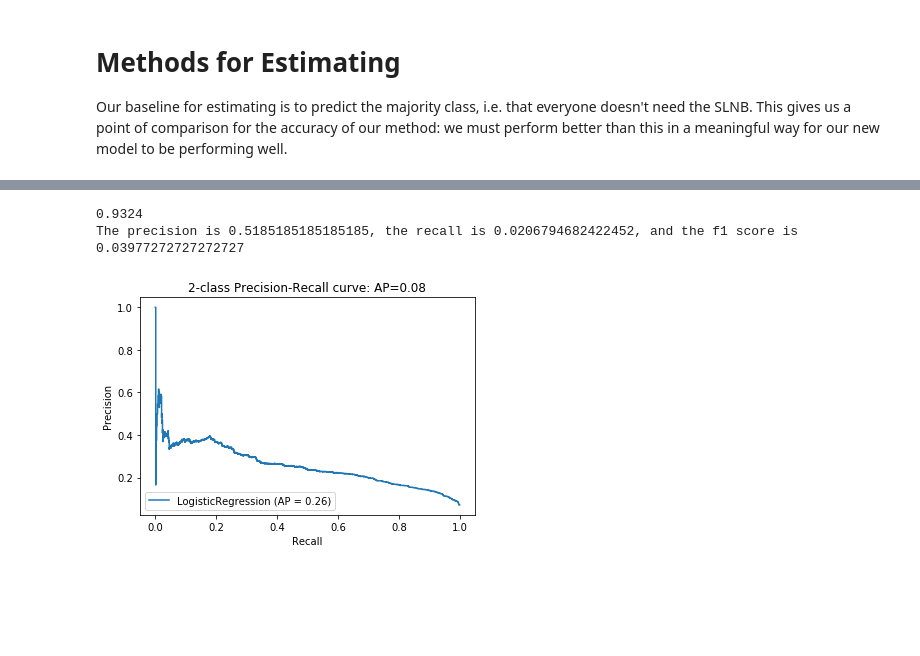
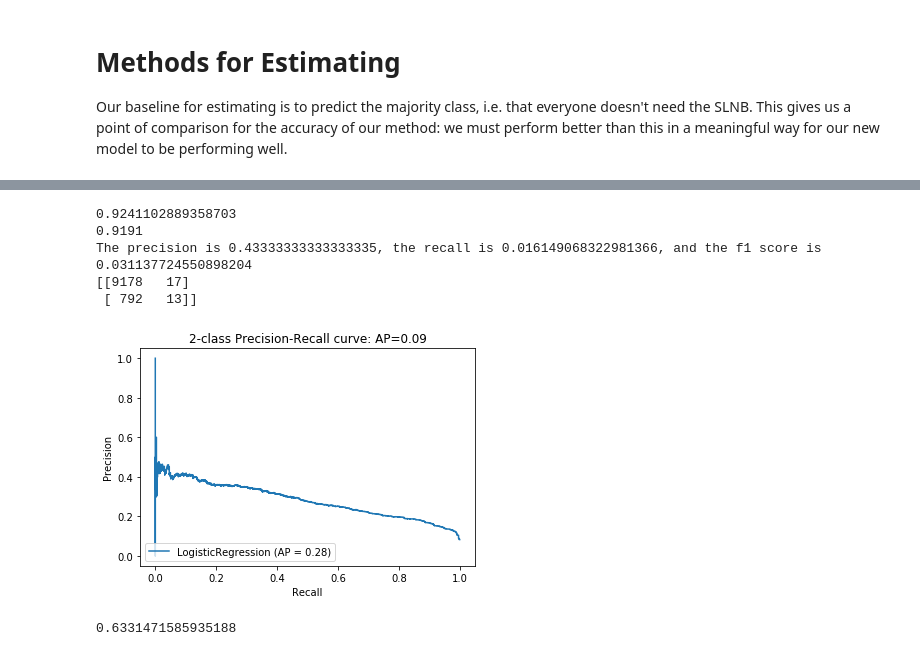
Before and after one commit to karenlarson/MelanomaSentinel, a Jupyter notebook: MelanomaSentinel.ipynb, the cells around one changed output, grey strips where cells are left out. Saved outputs shown, nothing was run; the diff lists cells and outputs as text; code cells hidden in the pictures; blank space fills up the shorter version.

```diff
--- a/MelanomaSentinel.ipynb
+++ b/MelanomaSentinel.ipynb
@@ -149,5 +150,6 @@ new_df['CS_EXTENSION'] = new_df['CS_EXTENSION'].replace([
     310, 315, 320, 330, 335, 340, 350, 355, 360, 370, 375, 380, 400, 800, 950],
     [999, 999, 999, 999, 999, 999, 999, 999, 999, 999, 999, 999, 999, 999, 999])
 new_df = new_df[(new_df != 999).all(1)]
+new_df['CS_EXTENSION'] = new_df['CS_EXTENSION']/100
 new_df['CS_EXTENSION'].value_counts()
 # %% [output]
@@ -187,12 +189,12 @@ Name: CS_LYMPH_NODE_METS, dtype: int64
 For the `RACE` attribute, there are several demographics that we only have a single representative; for simplicity, we split these demographics into white, black, and other and hispanic or not hispanic.
 # %%
 import numpy as np
-new_df['RACE'].value_counts()
-a = np.array(new_df['RACE'].values.tolist())
-new_df['RACE'] = np.where(a > 2, 3, a).tolist()
-new_df['RACE'].value_counts()#new_df['RACE'] = new_df['RACE'].apply(lambda x: [y if y <= 1 else 2 for y in x])
-#new_df['RACE']
-
-a = np.array(new_df['SPANISH_HISPANIC_ORIGIN'].values.tolist())
-new_df['SPANISH_HISPANIC_ORIGIN'] = np.where(a > 1, 1, a).tolist()
-new_df['SPANISH_HISPANIC_ORIGIN'].value_counts()
+#new_df['RACE'].value_counts()
+#a = np.array(new_df['RACE'].values.tolist())
+#new_df['RACE'] = np.where(a > 2, 3, a).tolist()
+#new_df['RACE'].value_counts()#new_df['RACE'] = new_df['RACE'].apply(lambda x: [y if y <= 1 else 2 for y in x])
+##new_df['RACE']
+#
+#a = np.array(new_df['SPANISH_HISPANIC_ORIGIN'].values.tolist())
+#new_df['SPANISH_HISPANIC_ORIGIN'] = np.where(a > 1, 1, a).tolist()
+#new_df['SPANISH_HISPANIC_ORIGIN'].value_counts()
@@ -228,7 +226,7 @@ new_df = new_df[(new_df != 999).all(1)]
 #attribs = ['AGE', 'SEX', 'RACE', 'SPANISH_HISPANIC_ORIGIN', 'DEPTH', 'DEPTH_3', 'ULCERATION',
 #           'MITOSES', 'CS_EXTENSION', 'PRIMARY_SITE']
 
-attribs = ['AGE', 'SEX', 'DEPTH', 'ULCERATION','RACE', 'SPANISH_HISPANIC_ORIGIN',
+attribs = ['AGE', 'SEX', 'DEPTH', 'ULCERATION',
             'MITOSES', 'CS_EXTENSION', 'PRIMARY_SITE']
 
 X = new_df[attribs]
@@ -287,7 +285,7 @@ num_pipeline = Pipeline([
 from sklearn.preprocessing import OneHotEncoder
 
 cat_pipeline = Pipeline([
-    ("select_cat", DataFrameSelector(['SEX', 'RACE', 'SPANISH_HISPANIC_ORIGIN','ULCERATION', 'PRIMARY_SITE'])),
+    ("select_cat", DataFrameSelector(['SEX','ULCERATION', 'PRIMARY_SITE'])),
     ("imputer", MostFrequentImputer()),
     ("cat_encoder", OneHotEncoder(sparse=False))
 ])
@@ -400,38 +416,50 @@ The precision is 0.49034749034749037, the recall is 0.019638162981289623, and th
 # %%
-#x_test = preprocess_pipeline.transform(X_test) #running our train_set through the pipeline
-#x_test = sc.transform (x_test)
-y_pred = log_clf.predict(x_cv)
-
+x_test = preprocess_pipeline.transform(X_test) #running our train_set through the pipeline
+x_test = sc.transform (x_test)
+y_pred = log_clf.predict(x_test)
+print(accuracy_score(y_pred,y_test))
 #y_cv_test = y_cv == 2
 #print(sum(y_cv_test))
 #y_pred = y_pred == 2
 #print(sum(y_pred == 2))
+y_pred = log_clf.predict(x_cv)
+
 log_score = accuracy_score(y_cv, y_pred)
 print(log_score)
 #print(y_test)
 log_f1 = f1_score(y_cv,y_pred)
 log_recall = recall_score(y_cv, y_pred)
 log_precision = precision_score(y_cv,y_pred)
 print(f"The precision is {log_precision}, the recall is {log_recall}, and the f1 score is {log_f1}")
 
 
 y_proba = log_clf.predict_proba(x_cv)
 from sklearn.metrics import precision_recall_curve
 #precision, recall, thresholds = precision_recall_curve(y_cv, y_proba)
 
 from sklearn.metrics import plot_precision_recall_curve
 import matplotlib.pyplot as plt
 from sklearn.metrics import average_precision_score
 average_precision = average_precision_score(y_cv, y_pred)
 
 disp = plot_precision_recall_curve(log_clf, x_cv, y_cv)
 disp.ax_.set_title('2-class Precision-Recall curve: '
                    'AP={0:0.2f}'.format(average_precision))
 
+from sklearn import metrics
+from sklearn.preprocessing import label_binarize
+y = label_binarize(y_cv, classes = [0, 1])
+fpr_logreg, tpr_logreg, thresholds = metrics.roc_curve(y, y_proba[:,1], pos_label=1)
+misclassified = np.where(y_cv != y_pred)
 
-
-misclassified = np.where(y_cv != y_pred)
+print(confusion_matrix(y_cv, y_pred))
+plt.show()
+print(max(y_proba[:,1]))
 # %% [output]
-0.9324
-The precision is 0.5185185185185185, the recall is 0.0206794682422452, and the f1 score is 0.03977272727272727
+0.9241102889358703
+0.9191
+The precision is 0.43333333333333335, the recall is 0.016149068322981366, and the f1 score is 0.031137724550898204
+[[9178   17]
+ [ 792   13]]
-[figure, old version]
+[figure, new version]
+0.6331471585935188
```
Also changed, not shown: parts of 20 cells of this notebook.
